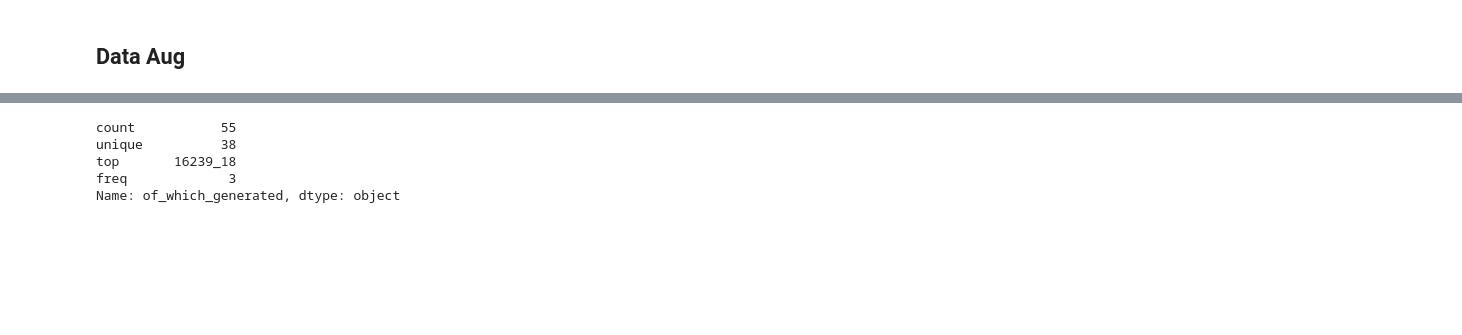
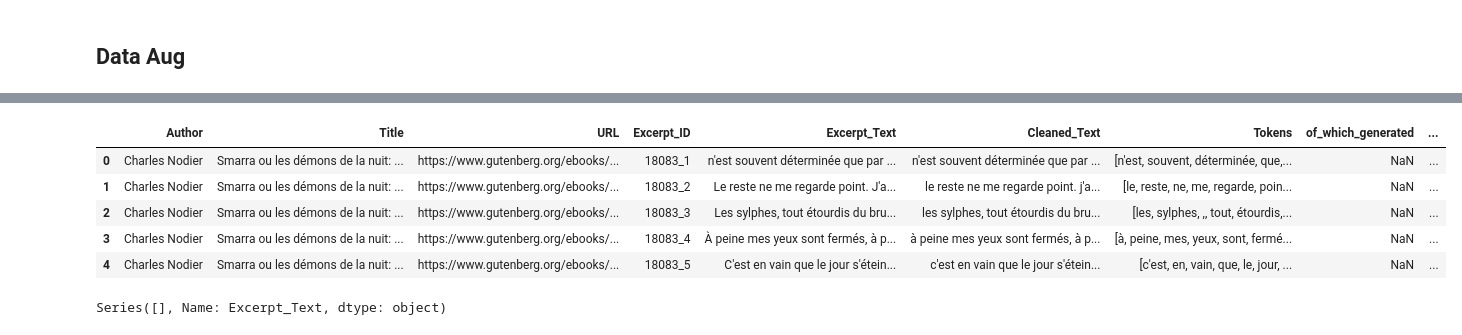
Before and after one commit to hadrienstrichard/author-style-ai-analysis, a Jupyter notebook: Notebooks/data_preprocessing.ipynb, the cells around one changed output, grey strips where cells are left out. Drawn from its saved outputs; the diff is of its cells as text; code cells hidden in the pictures; blank space fills up the shorter version.

```diff
--- a/Notebooks/data_preprocessing.ipynb
+++ b/Notebooks/data_preprocessing.ipynb
@@ -390,0 +531,25 @@ ValueError: No objects to concatenate
+# %%
+# Ajoute la colonne Delta pour les statistiques
+augmented_df["Delta_Score"] = augmented_df.apply(
+    lambda row: delta_score(row["Cleaned_Text"], author_profiles, scaler, vectorizer)[row["Author"]],
+    axis=1
+)
+
+# Token count
+augmented_df["Token_Count"] = augmented_df["Tokens"].apply(len)
+
+validation_stats = {
+    "Total excerpts generated": len(augmented_df),
+    "Number of authors": augmented_df["Author"].nunique(),
+    "Average token count": round(augmented_df["Token_Count"].mean(), 2),
+    "Min token count": augmented_df["Token_Count"].min(),
+    "Max token count": augmented_df["Token_Count"].max(),
+    "Average delta score": round(augmented_df["Delta_Score"].mean(), 4),
+    "Min delta score": round(augmented_df["Delta_Score"].min(), 4),
+    "Max delta score": round(augmented_df["Delta_Score"].max(), 4),
+}
+
+# Affichage clair
+print("\n📊 Statistiques de validation :")
+for k, v in validation_stats.items():
+    print(f"- {k}: {v}")
@@ -410,8 +612,16 @@ memory usage: 1.0+ MB
-# %%
-texts['of_which_generated'].describe()
-# %% [output]
-count           55
-unique          38
-top       16239_18
-freq             3
-Name: of_which_generated, dtype: object
+# %%
+pd.set_option('display.max_colwidth', 50)
+texts.head()
+# %% [output]
+|  | Author | Title | URL | Excerpt_ID | Excerpt_Text | Cleaned_Text | Tokens | of_which_generated | ... |
+| 0 | Charles Nodier | Smarra ou les démons de la nuit: ... | https://www.gutenberg.org/ebooks/... | 18083_1 | n'est souvent déterminée que par ... | n'est souvent déterminée que par ... | [n'est, souvent, déterminée, que,... | NaN | ... |
+| 1 | Charles Nodier | Smarra ou les démons de la nuit: ... | https://www.gutenberg.org/ebooks/... | 18083_2 | Le reste ne me regarde point. J'a... | le reste ne me regarde point. j'a... | [le, reste, ne, me, regarde, poin... | NaN | ... |
+| 2 | Charles Nodier | Smarra ou les démons de la nuit: ... | https://www.gutenberg.org/ebooks/... | 18083_3 | Les sylphes, tout étourdis du bru... | les sylphes, tout étourdis du bru... | [les, sylphes, ,, tout, étourdis,... | NaN | ... |
+| 3 | Charles Nodier | Smarra ou les démons de la nuit: ... | https://www.gutenberg.org/ebooks/... | 18083_4 | À peine mes yeux sont fermés, à p... | à peine mes yeux sont fermés, à p... | [à, peine, mes, yeux, sont, fermé... | NaN | ... |
+| 4 | Charles Nodier | Smarra ou les démons de la nuit: ... | https://www.gutenberg.org/ebooks/... | 18083_5 | C'est en vain que le jour s'étein... | c'est en vain que le jour s'étein... | [c'est, en, vain, que, le, jour, ... | NaN | ... |
+# %%
+pd.set_option('display.max_colwidth', 500000000)
+
+print(texts[texts["Excerpt_ID"]=='64289_14_gen0']['Excerpt_Text'])
+# %% [output]
+Series([], Name: Excerpt_Text, dtype: object)
```
Also changed, not shown: parts of 18 cells of this notebook, 1 other file.
